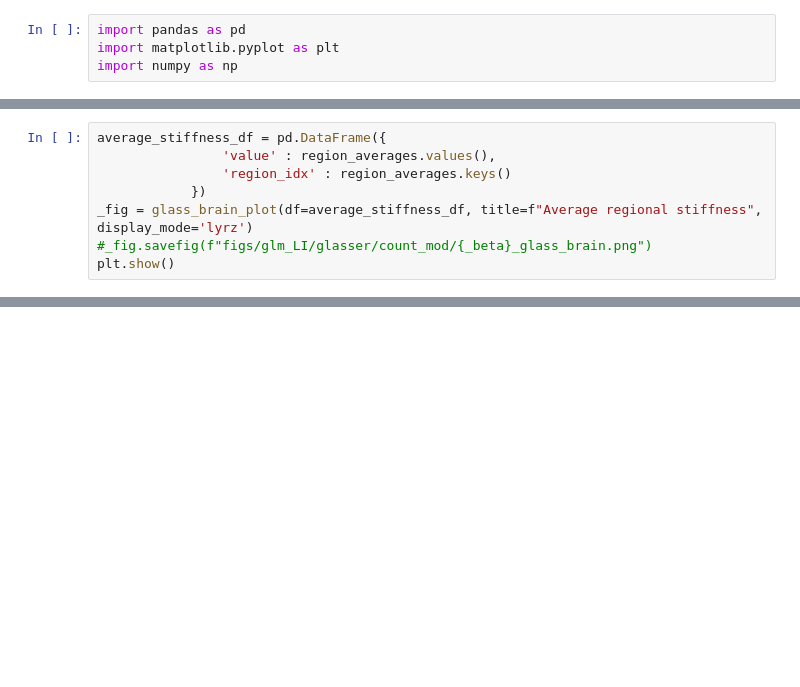
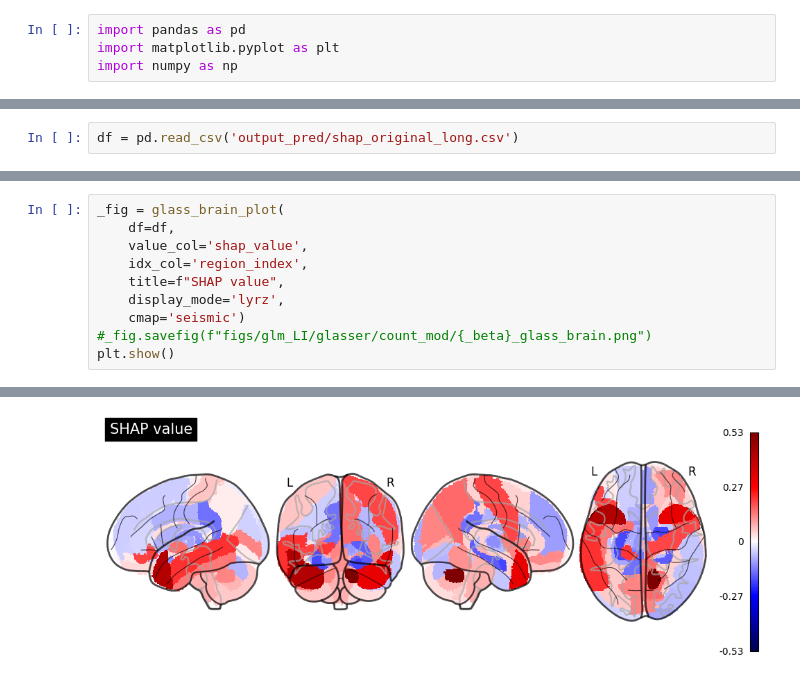
Before and after one commit to janmwal/ML-AD-pipeline, a Jupyter notebook: 05_glassbrain.ipynb, the cells around one changed output, grey strips where cells are left out. Drawn from its saved outputs; the diff is of its cells as text; blank space fills up the shorter version.

Commit message:
added shap graphs

```diff
--- a/05_glassbrain.ipynb
+++ b/05_glassbrain.ipynb
@@ -69,0 +87,2 @@ def glass_brain_plot(df, title, cmap='Reds', vmax=None, display_mode='lyrz'):
+# %%
+df = pd.read_csv('output_pred/shap_original_long.csv')
@@ -70,8 +117,11 @@ def glass_brain_plot(df, title, cmap='Reds', vmax=None, display_mode='lyrz'):
 # %%
-average_stiffness_df = pd.DataFrame({
-                'value' : region_averages.values(),
-                'region_idx' : region_averages.keys()
-            })
-_fig = glass_brain_plot(df=average_stiffness_df, title=f"Average regional stiffness", display_mode='lyrz')
+_fig = glass_brain_plot(
+    df=df,
+    value_col='shap_value',
+    idx_col='region_index',
+    title=f"SHAP value",
+    display_mode='lyrz',
+    cmap='seismic')
 #_fig.savefig(f"figs/glm_LI/glasser/count_mod/{_beta}_glass_brain.png")
 plt.show()
+# %% [output]
@@ -77,0 +130 @@ plt.show()
+[figure, added]
```
Also changed, not shown: parts of 4 cells of this notebook, 2 other files.
